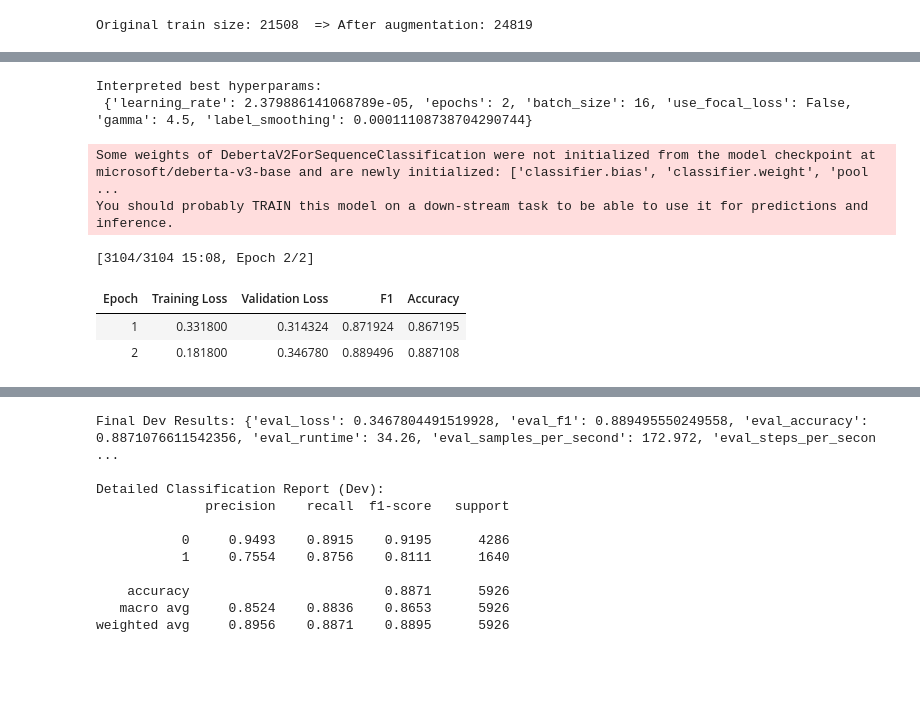
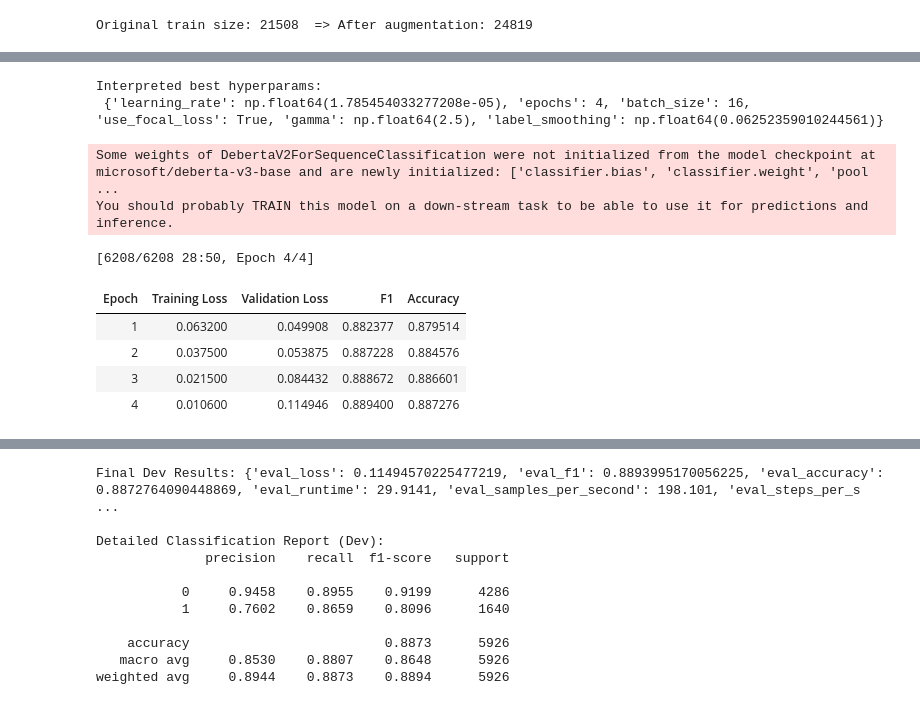
Before and after one commit to BenTheBacker/NLU---Project, a Jupyter notebook: nlu-task-c.ipynb, the cells around one changed output, grey strips where cells are left out. Cells and saved outputs as stored; diff of their text form; code cells hidden in the pictures; blank space fills up the shorter version.

```diff
--- a/nlu-task-c.ipynb
+++ b/nlu-task-c.ipynb
@@ -45,9 +45,12 @@ Using device: cuda
 #       test.csv:  claim, evidence, (no label)
 # ----------------------------------------------------------------------------
 
-TRAIN_PATH = "/kaggle/input/nlu-ed-task/train.csv"
-DEV_PATH   = "/kaggle/input/nlu-ed-task/dev.csv"
-TEST_PATH  = "/kaggle/input/nlu-ed-task/train.csv"
+TRAIN_PATH = "data\\train.csv"
+DEV_PATH   = "data\\dev.csv"
+TEST_PATH  = "data\\test.csv"
+
+BEST_MODEL_PATH = "data\\taskC\\best_deberta_model.pt"
+OUTPUT_PATH = "data\\taskC\\predictions.csv"
 
 train_df = pd.read_csv(TRAIN_PATH)
 dev_df   = pd.read_csv(DEV_PATH)
@@ -212,7 +212,7 @@ encoded_dataset["test"].set_format("torch")
 # %%
 # ----------------------------------------------------------------------------
 #  6. CUSTOM MODEL: Focal Loss or Label Smoothing
-#     We'll override forward() to allow advanced loss functions.
+#     overridomg forward() to allow advanced loss functions.
 # ----------------------------------------------------------------------------
 
 import torch.nn as nn
@@ -233,6 +233,8 @@ class CustomDebertaModel(nn.Module):
 
     def forward(self, input_ids=None, attention_mask=None, labels=None, **kwargs):
         # DeBERTa forward pass (omit internal CE)
+        kwargs.pop("num_items_in_batch", None)
+
         outputs = self.model(
             input_ids=input_ids,
             attention_mask=attention_mask,
@@ -325,7 +327,7 @@ def objective(space):
         metric_for_best_model="f1",
         greater_is_better=True,
         save_total_limit=1,
-        report_to="none",  # Turn off W&B or any other tracking
+        report_to="none",
         logging_steps=1
     )
 
@@ -334,7 +336,7 @@ def objective(space):
         args=training_args,
         train_dataset=encoded_dataset["train"],
         eval_dataset=encoded_dataset["dev"],
-        tokenizer=tokenizer,
+        processing_class=tokenizer,
         compute_metrics=compute_metrics
     )
 
@@ -352,11 +354,11 @@ search_space = {
     "epochs":          hp.choice("epochs", [2, 3, 4]),
     "batch_size":      hp.choice("batch_size", [4, 8, 16]),
     "use_focal_loss":  hp.choice("use_focal_loss", [False, True]),
-    "gamma":           hp.quniform("gamma", 1.0, 5.0, 0.5),    # relevant if focal_loss=True
+    "gamma":           hp.quniform("gamma", 1.0, 5.0, 0.5),
     "label_smoothing": hp.uniform("label_smoothing", 0.0, 0.2)
 }
 
-max_evals = 10  # For demonstration; increase for better search
+max_evals = 30
 trials = Trials()
 
 best = fmin(
@@ -411,7 +414,7 @@ final_params = {
 print("Interpreted best hyperparams:\n", final_params)
 # %% [output]
 Interpreted best hyperparams:
- {'learning_rate': 2.379886141068789e-05, 'epochs': 2, 'batch_size': 16, 'use_focal_loss': False, 'gamma': 4.5, 'label_smoothing': 0.00011108738704290744}
+ {'learning_rate': np.float64(1.785454033277208e-05), 'epochs': 4, 'batch_size': 16, 'use_focal_loss': True, 'gamma': np.float64(2.5), 'label_smoothing': np.float64(0.06252359010244561)}
 # %%
 # ----------------------------------------------------------------------------
 #  8. TRAIN A FINAL MODEL USING THE BEST HYPERPARAMS
@@ -428,7 +431,7 @@ best_model.to(device)
 
 training_args = TrainingArguments(
     output_dir="./final-sota-model",
-    evaluation_strategy="epoch",
+    eval_strategy="epoch",
     save_strategy="epoch",
     logging_strategy="epoch",
     learning_rate=final_params["learning_rate"],
@@ -437,47 +440,49 @@ training_args = TrainingArguments(
     per_device_eval_batch_size=8,
     load_best_model_at_end=True,
     metric_for_best_model="f1",
     greater_is_better=True,
     save_total_limit=1,
-    report_to="none",  # Turn off W&B or any other tracking
+    report_to="none",
     logging_steps=1
 )
 
 trainer = Trainer(
     model=best_model,
     args=training_args,
     train_dataset=encoded_dataset["train"],
     eval_dataset=encoded_dataset["dev"],
     tokenizer=tokenizer,
     compute_metrics=compute_metrics
 )
 
 trainer.train()
 results_dev = trainer.evaluate(encoded_dataset["dev"])
 print("Final Dev Results:", results_dev)
 
-# Optional: classification report
+# Classification report
 preds_output = trainer.predict(encoded_dataset["dev"])
 dev_preds = np.argmax(preds_output.predictions, axis=1)
 dev_labels = preds_output.label_ids
 print("\nDetailed Classification Report (Dev):")
 print(classification_report(dev_labels, dev_preds, digits=4))
 # %% [output]
 Some weights of DebertaV2ForSequenceClassification were not initialized from the model checkpoint at microsoft/deberta-v3-base and are newly initialized: ['classifier.bias', 'classifier.weight', 'pool ...
 You should probably TRAIN this model on a down-stream task to be able to use it for predictions and inference.
-[3104/3104 15:08, Epoch 2/2]
+[6208/6208 28:50, Epoch 4/4]
 | Epoch | Training Loss | Validation Loss | F1 | Accuracy |
-| 1 | 0.331800 | 0.314324 | 0.871924 | 0.867195 |
-| 2 | 0.181800 | 0.346780 | 0.889496 | 0.887108 |
+| 1 | 0.063200 | 0.049908 | 0.882377 | 0.879514 |
+| 2 | 0.037500 | 0.053875 | 0.887228 | 0.884576 |
+| 3 | 0.021500 | 0.084432 | 0.888672 | 0.886601 |
+| 4 | 0.010600 | 0.114946 | 0.889400 | 0.887276 |
 [interactive output not drawn]
-Final Dev Results: {'eval_loss': 0.3467804491519928, 'eval_f1': 0.889495550249558, 'eval_accuracy': 0.8871076611542356, 'eval_runtime': 34.26, 'eval_samples_per_second': 172.972, 'eval_steps_per_secon ...
+Final Dev Results: {'eval_loss': 0.11494570225477219, 'eval_f1': 0.8893995170056225, 'eval_accuracy': 0.8872764090448869, 'eval_runtime': 29.9141, 'eval_samples_per_second': 198.101, 'eval_steps_per_s ...
 
 Detailed Classification Report (Dev):
               precision    recall  f1-score   support
 
-           0     0.9493    0.8915    0.9195      4286
-           1     0.7554    0.8756    0.8111      1640
+           0     0.9458    0.8955    0.9199      4286
+           1     0.7602    0.8659    0.8096      1640
 
-    accuracy                         0.8871      5926
-   macro avg     0.8524    0.8836    0.8653      5926
-weighted avg     0.8956    0.8871    0.8895      5926
+    accuracy                         0.8873      5926
+   macro avg     0.8530    0.8807    0.8648      5926
+weighted avg     0.8944    0.8873    0.8894      5926
```
Also changed, not shown: parts of 13 cells of this notebook, 3 other files.
